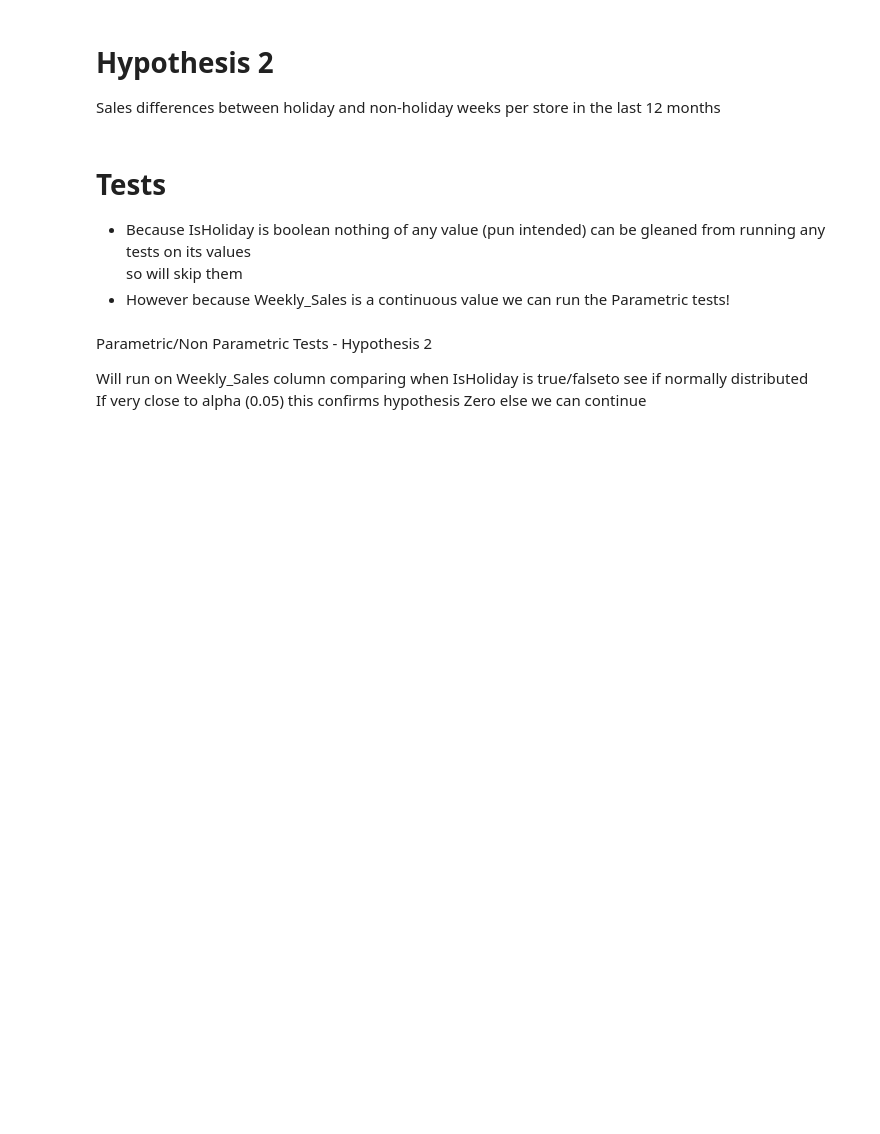
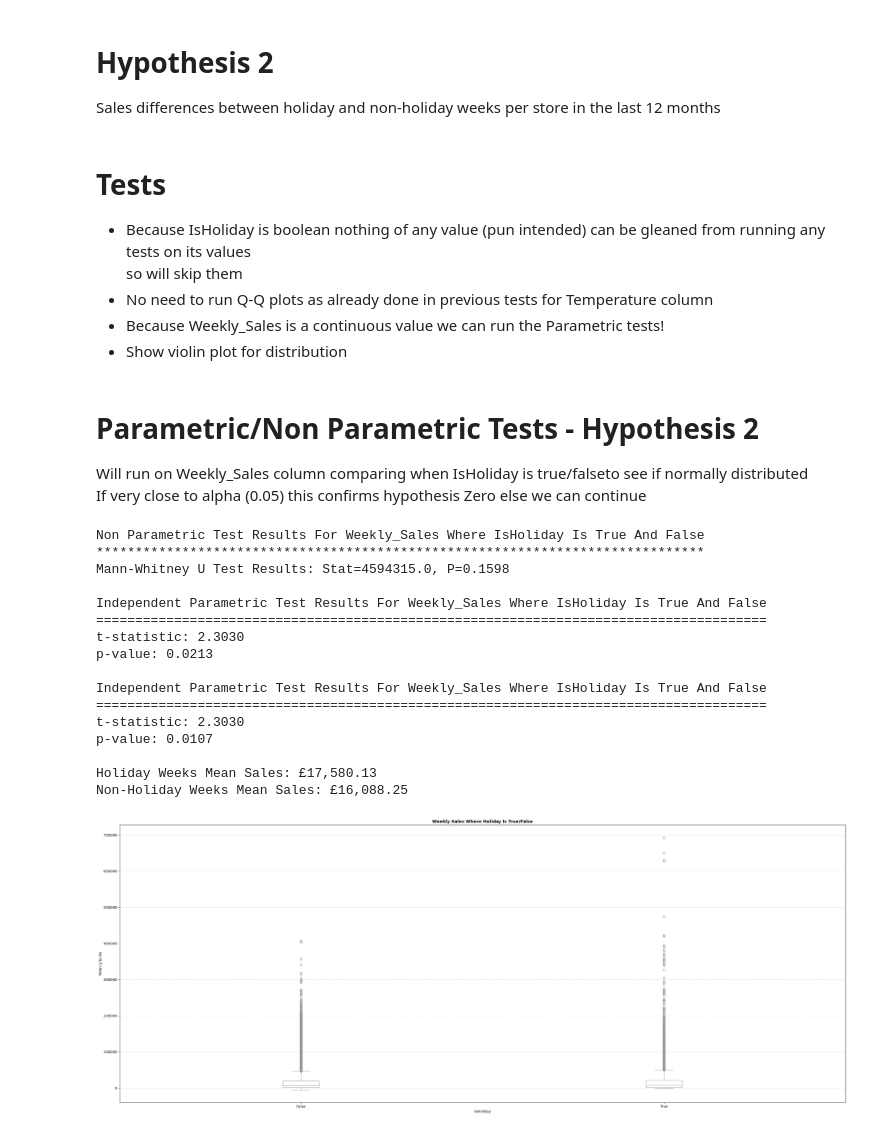
Before and after one commit to RogerWilliams2026/Project2-SalesAnalysis, a Jupyter notebook: jupyter_notebooks/Notebook_EDA_Sales_DataSet.ipynb, the cells around one changed output. Cells and saved outputs as stored; diff of their text form; code cells hidden in the pictures; blank space fills up the shorter version.

Commit message:
EDA for hypothesis 2 in progress

```diff
--- a/jupyter_notebooks/Notebook_EDA_Sales_DataSet.ipynb
+++ b/jupyter_notebooks/Notebook_EDA_Sales_DataSet.ipynb
@@ -435,43 +432,83 @@ Sales differences between holiday and non-holiday weeks per store in the last 12
 
 - Because IsHoliday is boolean nothing of any value (pun intended) can be gleaned from running any tests on its values
   so will skip them
-- However because Weekly_Sales is a continuous value we can run the Parametric tests!
+- No need to run Q-Q plots as already done in previous tests for Temperature column
+- Because Weekly_Sales is a continuous value we can run the Parametric tests!
+- Show violin plot for distribution
 # %% [markdown]
- Parametric/Non Parametric Tests - Hypothesis 2
+# Parametric/Non Parametric Tests - Hypothesis 2
 
 Will run on Weekly_Sales column comparing when IsHoliday is true/falseto see if normally distributed
 If very close to alpha (0.05) this confirms hypothesis Zero else we can continue
 # %%
-#Non Parametric test for Temperature column
+#Non Parametric test for Weekly_Sales column
 dfSales_Combined_DataSet_Temp = dfSales_Combined_DataSet_Work.copy()
+
+#lets get foxy and group the dataset by store and date and get the Weekly_Sales sum
+dfSales_Combined_DataSet_Grouped = dfSales_Combined_DataSet_Work.groupby(["Store", "Date"])["Weekly_Sales"].sum().reset_index()
+#now merge with the temp DataFrame on Store and Date
+dfSales_Combined_DataSet_Merged = pd.merge(dfSales_Combined_DataSet_Grouped, dfSales_Combined_DataSet_Temp, on=["Store", "Date"])
+
 #get two samples for two years
-dfSales_Combined_DataSet_Temp1 = dfSales_Combined_DataSet_Work[dfSales_Combined_DataSet_Work["Date"].dt.year == 2010]["Weekly_Sales"]
-dfSales_Combined_DataSet_Temp2 = dfSales_Combined_DataSet_Work[dfSales_Combined_DataSet_Work["Date"].dt.year == 2011]["Weekly_Sales"]
+dfSales_Combined_DataSet_Temp1 = dfSales_Combined_DataSet_Work[dfSales_Combined_DataSet_Work["IsHoliday"] == True]["Weekly_Sales"]
+dfSales_Combined_DataSet_Temp2 = dfSales_Combined_DataSet_Work[dfSales_Combined_DataSet_Work["IsHoliday"] == False]["Weekly_Sales"]
 
-dfSales_Combined_DataSet_Temp1 = dfSales_Combined_DataSet_Temp1.sample(1000, random_state=42)
-dfSales_Combined_DataSet_Temp2 = dfSales_Combined_DataSet_Temp2.sample(1000, random_state=42)
+dfSales_Combined_DataSet_Sample1 = dfSales_Combined_DataSet_Temp1.sample(3000, random_state=42)
+dfSales_Combined_DataSet_Sample2 = dfSales_Combined_DataSet_Temp2.sample(3000, random_state=42)
 
 #Mann-Whitney U Test
-fltMannWhitneyUStat, fltMannWhitneyUp = stats.mannwhitneyu(dfSales_Combined_DataSet_Temp1, dfSales_Combined_DataSet_Temp2)
-print("Non Parametric Test Results For Weekly_Sales column For 2010 and 2011")
-print("*" * len("Non Parametric Test Results For Weekly_Sales column For 2010 and 2011"))
+fltMannWhitneyUStat, fltMannWhitneyUp = stats.mannwhitneyu(dfSales_Combined_DataSet_Sample1, dfSales_Combined_DataSet_Sample2)
+print("Non Parametric Test Results For Weekly_Sales Where IsHoliday Is True And False")
+print("*" * len("Non Parametric Test Results For Weekly_Sales Where IsHoliday Is True And False"))
 print(f"Mann-Whitney U Test Results: Stat={fltMannWhitneyUStat}, P={fltMannWhitneyUp:.4f}")
 print()
 
-#Parametric Individual T-Test for Weekly_Sales column for 2010 and 2011 set equal_var to false as not assuming popuation variances are equal
-fltStatistic, fltPValue = stats.ttest_ind(dfSales_Combined_DataSet_Temp1, dfSales_Combined_DataSet_Temp2, equal_var = False, nan_policy = "omit")
+#Parametric Independent T-Test datasets where IsHoliday is true and false set equal_var to false as not assuming popuation variances are equal
+fltStatistic, fltPValue = stats.ttest_ind(dfSales_Combined_DataSet_Sample1, dfSales_Combined_DataSet_Sample2, equal_var = False, nan_policy = "omit")
 #print results
-print("Individual Parametric Test Results For Weekly_Sales column For 2010 and 2011")
-print("=" * len("Individual Parametric Test Results For Weekly_Sales column For 2010 and 2011"))
+print("Independent Parametric Test Results For Weekly_Sales Where IsHoliday Is True And False")
+print("=" * len("Independent Parametric Test Results For Weekly_Sales Where IsHoliday Is True And False"))
 print(f"t-statistic: {fltStatistic:.4f}")
 print(f"p-value: {fltPValue:.4f}")
 print()
 
 #run with the alternative set to greater to test if the mean of the first sample is greater than the second sample
 #set equal_var to false as not assuming popuation variances are equal
-fltTStatistic, fltPValue = stats.ttest_ind(dfSales_Combined_DataSet_Temp1, dfSales_Combined_DataSet_Temp2, equal_var = False, nan_policy = "omit", alternative = "greater")
+fltTStatistic, fltPValue = stats.ttest_ind(dfSales_Combined_DataSet_Sample1, dfSales_Combined_DataSet_Sample2, equal_var = False, nan_policy = "omit", alternative = "greater")
 #print results
-print("Individual Parametric Test Results For Weekly_Sales Column For 2010 and 2011 Where The Mean Of The First Sample Is Greater Than The Second Sample")
-print("=" * len("Individual Parametric Test Results For Weekly_Sales Column For 2010 and 2011 Where The Mean Of The First Sample Is Greater Than The Second Sample"))
+print("Independent Parametric Test Results For Weekly_Sales Where IsHoliday Is True And False")
+print("=" * len("Independent Parametric Test Results For Weekly_Sales Where IsHoliday Is True And False"))
 print(f"t-statistic: {fltTStatistic:.4f}")
 print(f"p-value: {fltPValue:.4f}")
+print()
+#print mean sales
+print(f"Holiday Weeks Mean Sales: £{dfSales_Combined_DataSet_Sample1.mean():,.2f}")
+print(f"Non-Holiday Weeks Mean Sales: £{dfSales_Combined_DataSet_Sample2.mean():,.2f}")
+
+#show violin plot for distribution
+plt.figure(figsize=(30, 12))
+sns.violinplot(data=dfSales_Combined_DataSet_Work, x="IsHoliday", y="Weekly_Sales")
+plt.title("Weekly Sales Where Holiday Is True/False", fontweight="bold")
+plt.xlabel("IsHoliday")
+plt.ylabel("Weekly Sales")
+plt.grid(axis="y", linestyle="--", alpha=0.5)
+plt.tight_layout()
+plt.show()
+# %% [output]
+Non Parametric Test Results For Weekly_Sales Where IsHoliday Is True And False
+******************************************************************************
+Mann-Whitney U Test Results: Stat=4594315.0, P=0.1598
+
+Independent Parametric Test Results For Weekly_Sales Where IsHoliday Is True And False
+======================================================================================
+t-statistic: 2.3030
+p-value: 0.0213
+
+Independent Parametric Test Results For Weekly_Sales Where IsHoliday Is True And False
+======================================================================================
+t-statistic: 2.3030
+p-value: 0.0107
+
+Holiday Weeks Mean Sales: £17,580.13
+Non-Holiday Weeks Mean Sales: £16,088.25
+[figure, added]
```
Also changed, not shown: parts of 5 cells of this notebook, 4 other files.
